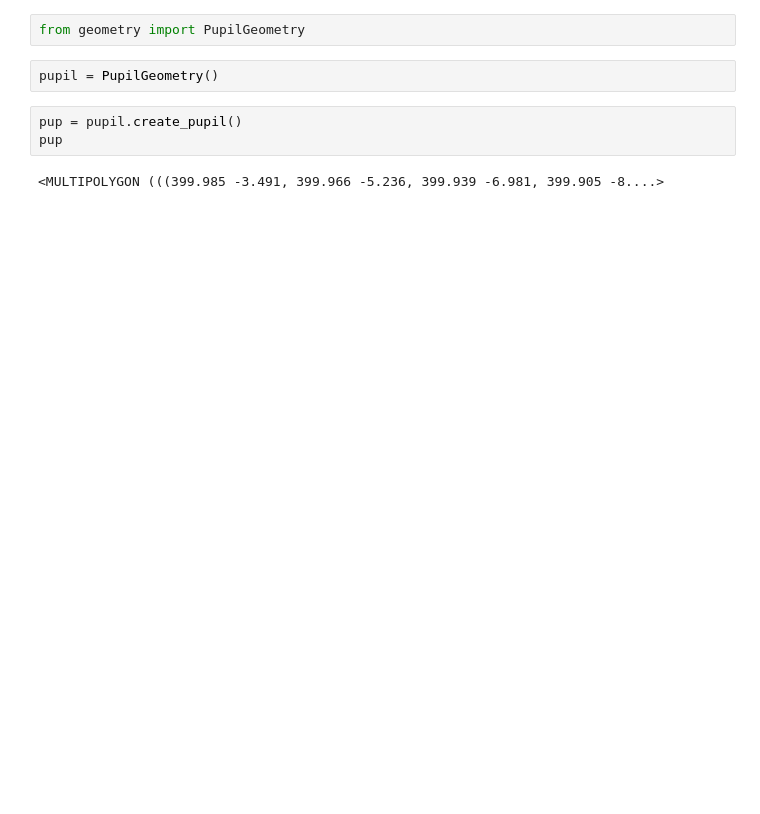
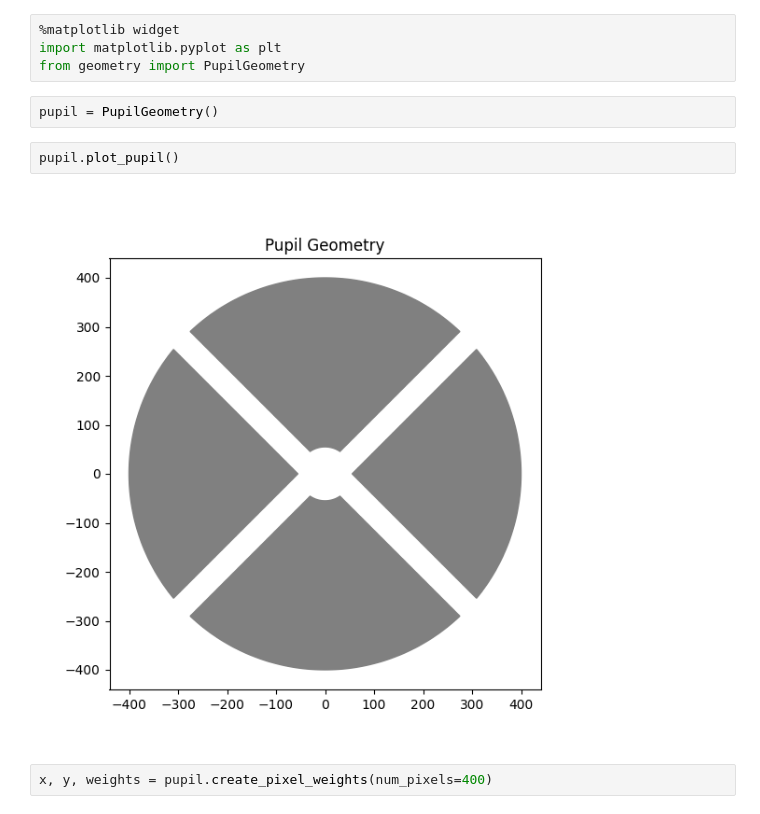
Before and after one commit to simon-prunet/Pupille, a Jupyter notebook: runit.ipynb, the cells around one changed output. Cells and saved outputs as stored; diff of their text form; blank space fills up the shorter version.

Commit message:
Gray pupil computed from polygonal construct

```diff
--- a/runit.ipynb
+++ b/runit.ipynb
@@ -1,9 +1,12 @@
 # %%
+%matplotlib widget
+import matplotlib.pyplot as plt
 from geometry import PupilGeometry
 # %%
 pupil = PupilGeometry()
 # %%
-pup = pupil.create_pupil()
-pup
+pupil.plot_pupil()
 # %% [output]
-<MULTIPOLYGON (((399.985 -3.491, 399.966 -5.236, 399.939 -6.981, 399.905 -8....>
+[figure, added]
+# %%
+x, y, weights = pupil.create_pixel_weights(num_pixels=400)
```
Also changed, not shown: parts of 1 cell of this notebook, 1 other file.
